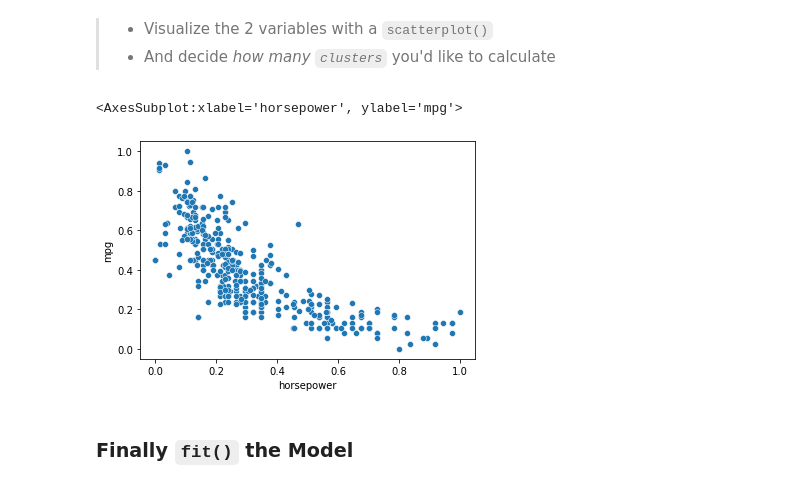
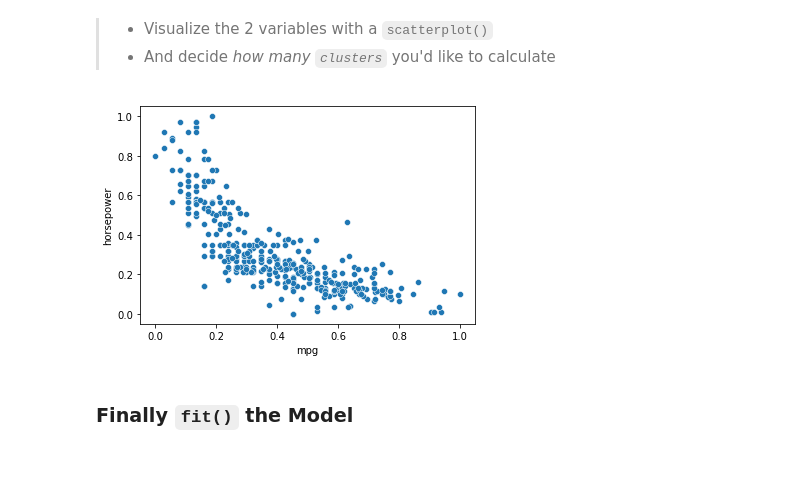
Before and after one commit to frands97/machine-learning-program, a Jupyter notebook: II Machine Learning & Deep Learning/#09. Cluster Analysis con k-Means/09practice.ipynb, the cells around one changed output. Cells and saved outputs as stored; diff of their text form; code cells hidden in the pictures.

```diff
--- a/II Machine Learning & Deep Learning/#09. Cluster Analysis con k-Means/09practice.ipynb
+++ b/II Machine Learning & Deep Learning/#09. Cluster Analysis con k-Means/09practice.ipynb
@@ -139,10 +142,9 @@ y = dfnorm.mpg
 > - Visualize the 2 variables with a `scatterplot()`
 > - And decide *how many `clusters`* you'd like to calculate
 # %%
-sns.scatterplot(x=X, y=y)
+sns.scatterplot(x=dfnorm.mpg, y=dfnorm.horsepower);
 # %% [output]
-<AxesSubplot:xlabel='horsepower', ylabel='mpg'>
-[figure, old version]
+[figure, new version]
 # %% [markdown]
 ### Finally `fit()` the Model
 # %%
```
Also changed, not shown: parts of 11 cells of this notebook, 3 other files.
